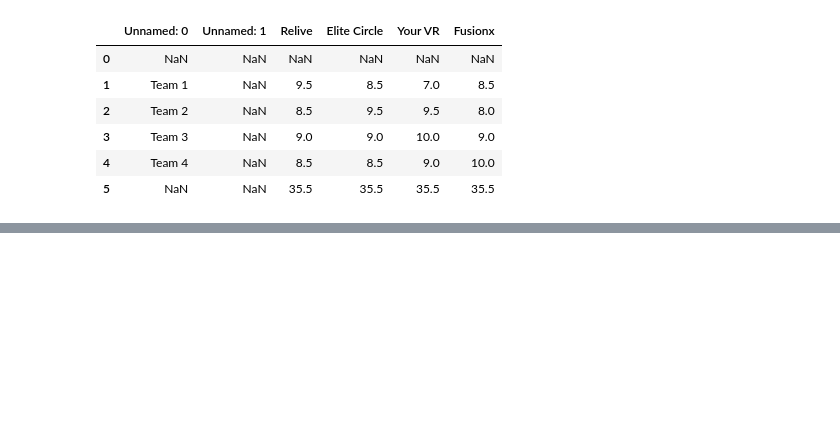
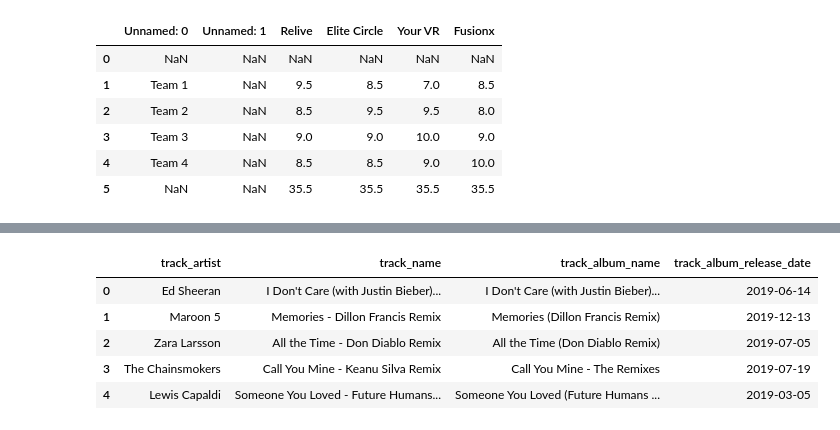
Before and after one commit to RuFerdZ/Introduction-to-Pandas-and-Numpy, a Jupyter notebook: Pandas Introduction.ipynb, the cells around one changed output, grey strips where cells are left out. Saved outputs shown, nothing was run; the diff lists cells and outputs as text; code cells hidden in the pictures; blank space fills up the shorter version.

```diff
--- a/Pandas Introduction.ipynb
+++ b/Pandas Introduction.ipynb
@@ -89,0 +107,11 @@ df
+# %%
+# Applying a filter and displaying the first 5 rows
+filters = ["track_artist", "track_name", "track_album_name", "track_album_release_date"]
+df.filter(filters).head()
+# %% [output]
+|  | track_artist | track_name | track_album_name | track_album_release_date |
+| 0 | Ed Sheeran | I Don't Care (with Justin Bieber)... | I Don't Care (with Justin Bieber)... | 2019-06-14 |
+| 1 | Maroon 5 | Memories - Dillon Francis Remix | Memories (Dillon Francis Remix) | 2019-12-13 |
+| 2 | Zara Larsson | All the Time - Don Diablo Remix | All the Time (Don Diablo Remix) | 2019-07-05 |
+| 3 | The Chainsmokers | Call You Mine - Keanu Silva Remix | Call You Mine - The Remixes | 2019-07-19 |
+| 4 | Lewis Capaldi | Someone You Loved - Future Humans... | Someone You Loved (Future Humans ... | 2019-03-05 |
```
Also changed, not shown: parts of 5 cells of this notebook.
